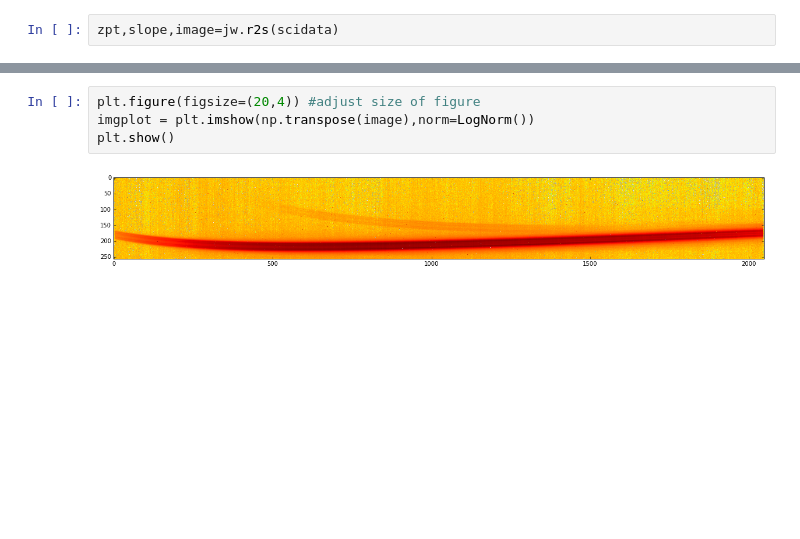
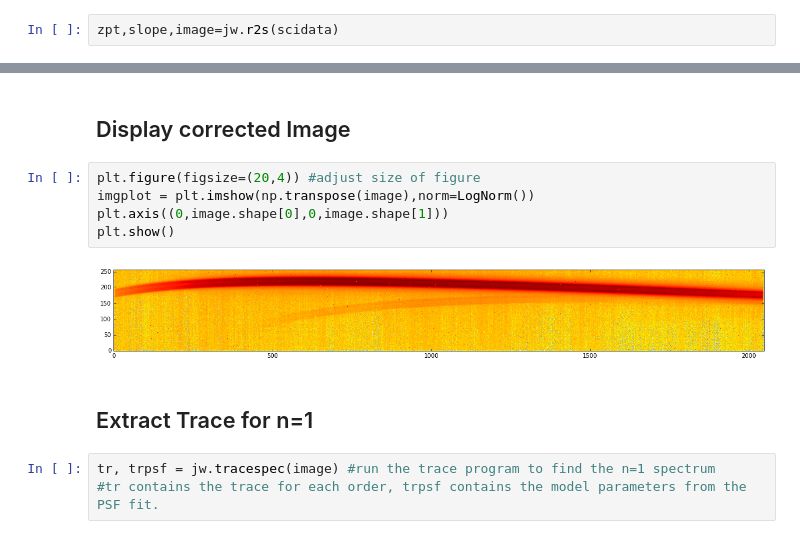
Before and after one commit to jasonfrowe/JWSTNIRISS, a Jupyter notebook: Examples and Checks.ipynb, the cells around one changed output, grey strips where cells are left out. Cells and saved outputs as stored; diff of their text form; blank space fills up the shorter version.

```diff
--- a/Examples and Checks.ipynb
+++ b/Examples and Checks.ipynb
@@ -45,6 +63,14 @@ zpt,slope,image=jw.r2s(scidata)
+# %% [markdown]
+## Display corrected Image
 # %%
 plt.figure(figsize=(20,4)) #adjust size of figure
 imgplot = plt.imshow(np.transpose(image),norm=LogNorm())
+plt.axis((0,image.shape[0],0,image.shape[1]))
 plt.show()
 # %% [output]
-[figure, old version]
+[figure, new version]
+# %% [markdown]
+## Extract Trace for n=1
+# %%
+tr, trpsf = jw.tracespec(image) #run the trace program to find the n=1 spectrum
+#tr contains the trace for each order, trpsf contains the model parameters from the PSF fit.
```
Also changed, not shown: parts of 9 cells of this notebook, 1 other file.
